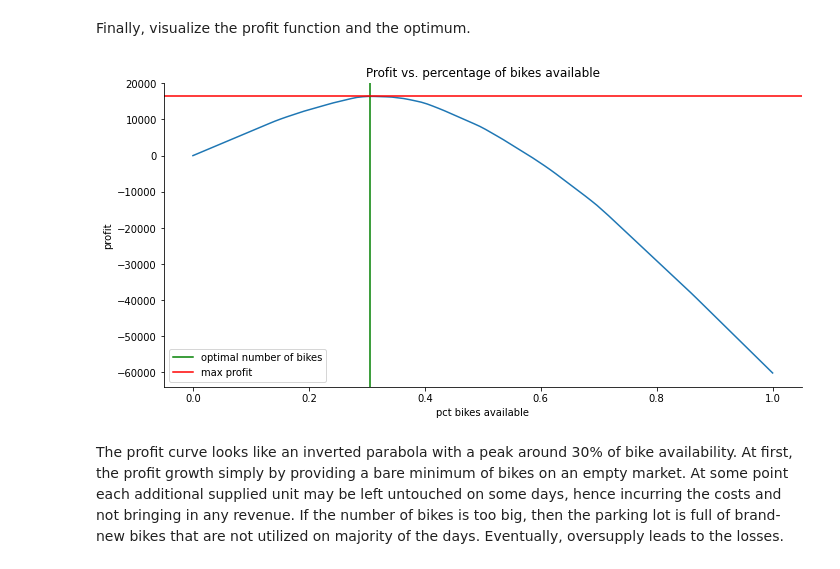
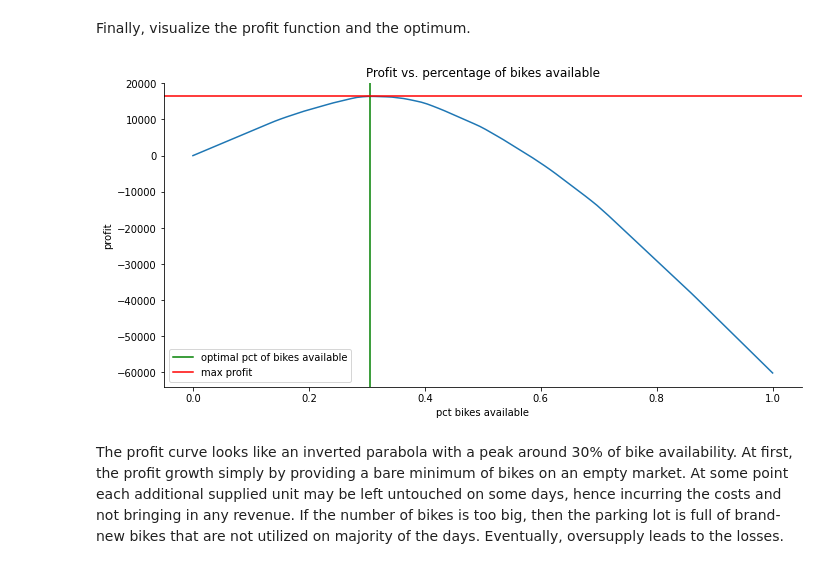
Before and after one commit to khrapovs/playing-with-uci-bike-sharing-data, a Jupyter notebook: notebook.ipynb, the cells around one changed output. Drawn from its saved outputs; the diff is of its cells as text; code cells hidden in the pictures.

Commit message:
change plot label

```diff
--- a/notebook.ipynb
+++ b/notebook.ipynb
@@ -398,18 +398,18 @@ Finally, visualize the profit function and the optimum.
 # %%
 sns.relplot(
     x=lbl_pct_bikes_available,
     y=lbl_profit,
     kind="line",
     aspect=2,
     data=profit,
 )
-plt.axvline(opt_result[0] / max_nr_of_bikes_needed, color="green", label="optimal number of bikes")
+plt.axvline(opt_result[0] / max_nr_of_bikes_needed, color="green", label="optimal pct of bikes available")
 plt.axhline(-opt_result[1], color="r", label="max profit")
 plt.title("Profit vs. percentage of bikes available")
 plt.legend()
 plt.show()
 # %% [output]
-[figure, old version]
+[figure, new version]
 # %% [markdown]
 The profit curve looks like an inverted parabola with a peak around 30% of bike availability. At first, the profit growth simply by providing a bare minimum of bikes on an empty market. At some point each additional supplied unit may be left untouched on some days, hence incurring the costs and not bringing in any revenue. If the number of bikes is too big, then the parking lot is full of brand-new bikes that are not utilized on majority of the days. Eventually, oversupply leads to the losses.
 # %% [markdown]
```
